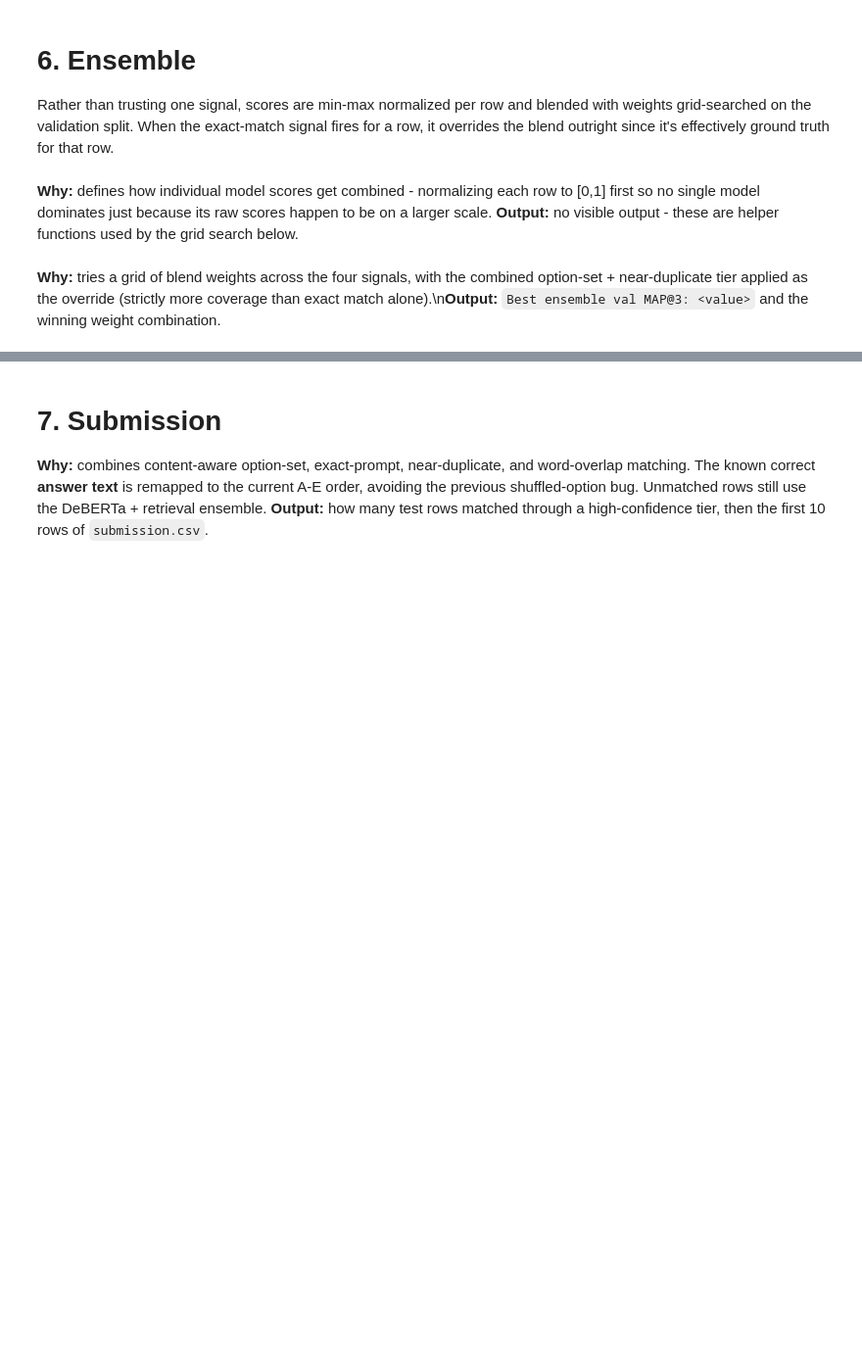
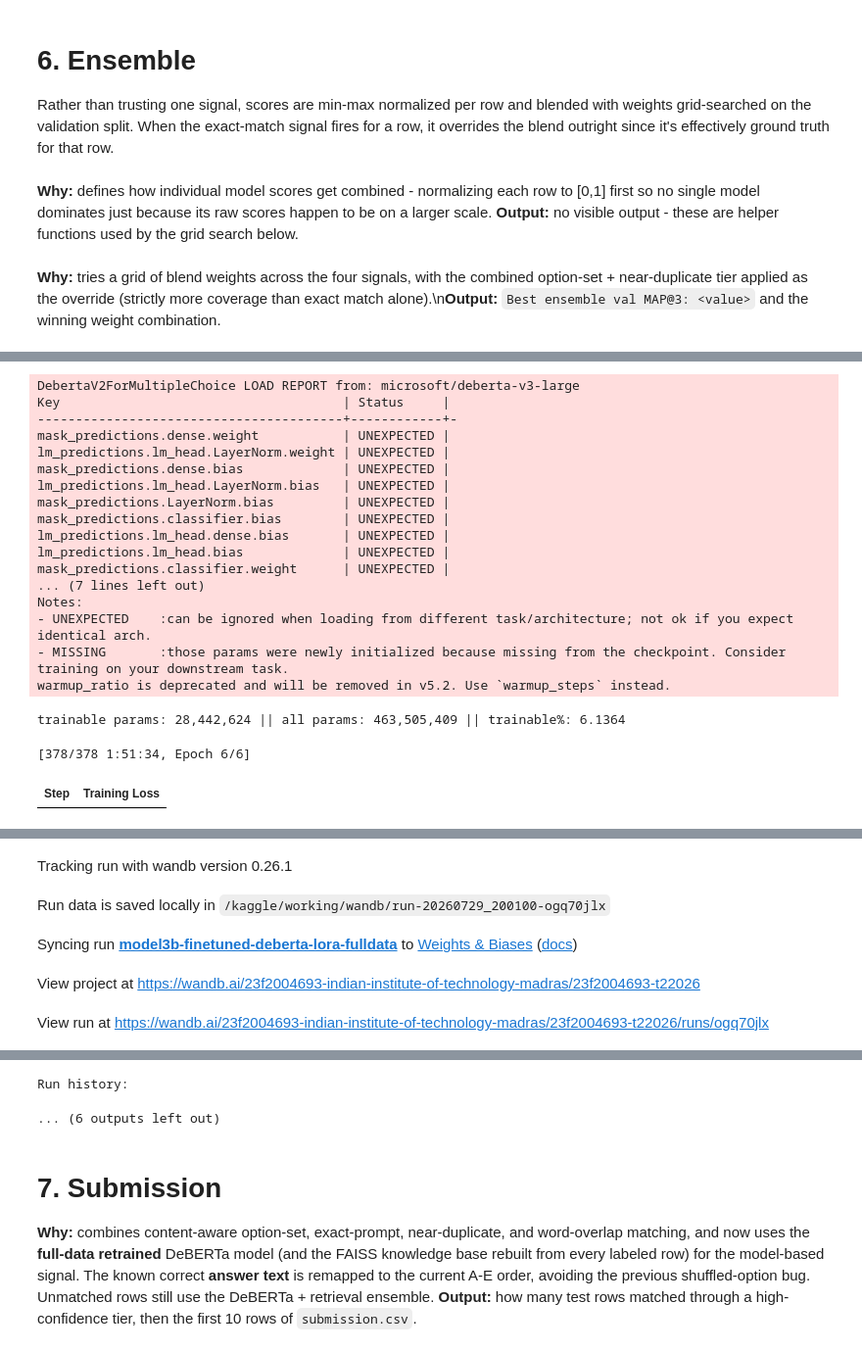
Before and after one commit to Abhishek-1124/23F2004693-DL-23F2004693-notebook-t22026, a Jupyter notebook: notebooks/DL-23F2004693-notebook-t22026-2.ipynb, the cells around one changed output, grey strips where cells are left out. Shown at 98% size. Cells and saved outputs as stored; diff of their text form; code cells hidden in the pictures; blank space fills up the shorter version.

Commit message:
Kaggle Notebook | DL-23F2004693-notebook-t22026.ipynb | Version 19

```diff
--- a/notebooks/DL-23F2004693-notebook-t22026-2.ipynb
+++ b/notebooks/DL-23F2004693-notebook-t22026-2.ipynb
@@ -1083,0 +1072,70 @@ weights (scratch, sbert, sbert+rag, deberta): (0.5, 0.0, 0.5, 0.0)
+# %%
+
+kb_index, kb_texts = build_kb(train_df)
+
+train_mc_tok_full = to_mc_dataset(train_df).map(
+    preprocess_mc, batched=True, remove_columns=['prompt'] + OPTIONS + ['label']
+)
+
+base_model_final = AutoModelForMultipleChoice.from_pretrained(MC_MODEL_NAME)
+base_model_final.config.use_cache = False
+base_model_final.enable_input_require_grads()
+
+deberta_model_final = get_peft_model(base_model_final, lora_cfg).to(DEVICE)
+deberta_model_final.print_trainable_parameters()
+
+training_args_final = TrainingArguments(
+    output_dir='./mc_out_final',
+    per_device_train_batch_size=2,
+    per_device_eval_batch_size=2,
+    gradient_accumulation_steps=8,
+    num_train_epochs=training_args.num_train_epochs,
+    learning_rate=training_args.learning_rate,
+    lr_scheduler_type='cosine',
+    warmup_ratio=0.1,
+    weight_decay=0.01,
+    label_smoothing_factor=0.1,
+    gradient_checkpointing=True,
+    eval_strategy='no',
+    save_strategy='no',
+    report_to=[],
+    run_name='deberta-large-lora-rag-finetune-fulldata',
+)
+
+trainer_final = Trainer(
+    model=deberta_model_final, args=training_args_final,
+    train_dataset=train_mc_tok_full,
+    data_collator=collator, compute_metrics=compute_map3,
+)
+
+trainer_final.train()
+
+trainer = trainer_final
+
+if WANDB_ENABLED:
+    run = wandb.init(project=WANDB_PROJECT, name="model3b-finetuned-deberta-lora-fulldata", reinit=True)
+    run.log({"num_train_epochs": training_args_final.num_train_epochs, "train_rows": len(train_df)})
+    run.finish()
+
+print("Final full-data DeBERTa retrain complete - trainer now points at the full-data model.")
+# %% [output]
+DebertaV2ForMultipleChoice LOAD REPORT from: microsoft/deberta-v3-large
+Key                                     | Status     |
+----------------------------------------+------------+-
+mask_predictions.dense.weight           | UNEXPECTED |
+lm_predictions.lm_head.LayerNorm.weight | UNEXPECTED |
+mask_predictions.dense.bias             | UNEXPECTED |
+lm_predictions.lm_head.LayerNorm.bias   | UNEXPECTED |
+mask_predictions.LayerNorm.bias         | UNEXPECTED |
+mask_predictions.classifier.bias        | UNEXPECTED |
+lm_predictions.lm_head.dense.bias       | UNEXPECTED |
+lm_predictions.lm_head.bias             | UNEXPECTED |
+mask_predictions.classifier.weight      | UNEXPECTED |
+... (7 lines left out)
+Notes:
+- UNEXPECTED    :can be ignored when loading from different task/architecture; not ok if you expect identical arch.
+- MISSING       :those params were newly initialized because missing from the checkpoint. Consider training on your downstream task.
+warmup_ratio is deprecated and will be removed in v5.2. Use `warmup_steps` instead.
+trainable params: 28,442,624 || all params: 463,505,409 || trainable%: 6.1364
+[378/378 1:51:34, Epoch 6/6]
+| Step | Training Loss |
@@ -1083,0 +1143,5 @@ weights (scratch, sbert, sbert+rag, deberta): (0.5, 0.0, 0.5, 0.0)
+Tracking run with wandb version 0.26.1
+Run data is saved locally in /kaggle/working/wandb/run-20260729_200100-ogq70jlx
+Syncing run model3b-finetuned-deberta-lora-fulldata to Weights & Biases (docs)
+View project at https://wandb.ai/23f2004693-indian-institute-of-technology-madras/23f2004693-t22026
+View run at https://wandb.ai/23f2004693-indian-institute-of-technology-madras/23f2004693-t22026/runs/ogq70jlx
@@ -1084,6 +1149,8 @@ weights (scratch, sbert, sbert+rag, deberta): (0.5, 0.0, 0.5, 0.0)
+Run history:
+... (6 outputs left out)
 # %% [markdown]
 # **7. Submission**
-**Why:** combines content-aware option-set, exact-prompt, near-duplicate, and word-overlap matching. The known correct **answer text** is remapped to the current A-E order, avoiding the previous shuffled-option bug. Unmatched rows still use the DeBERTa + retrieval ensemble.
+**Why:** combines content-aware option-set, exact-prompt, near-duplicate, and word-overlap matching, and now uses the **full-data retrained** DeBERTa model (and the FAISS knowledge base rebuilt from every labeled row) for the model-based signal. The known correct **answer text** is remapped to the current A-E order, avoiding the previous shuffled-option bug. Unmatched rows still use the DeBERTa + retrieval ensemble.
 **Output:** how many test rows matched through a high-confidence tier, then the first 10 rows of `submission.csv`.
 # %%
 test_scores_scratch = predict_scratch(test_df)
```
Also changed, not shown: parts of 18 cells of this notebook.
